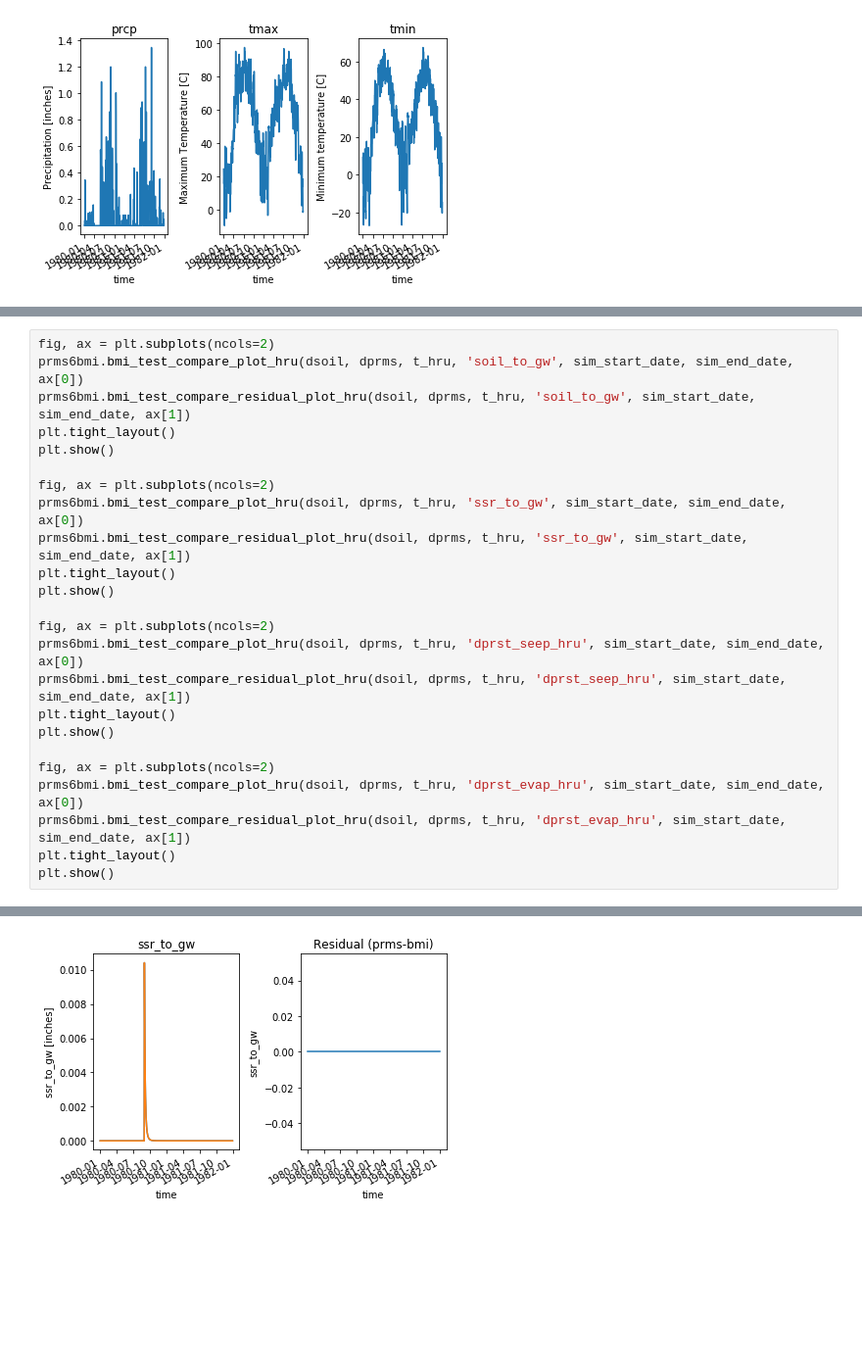
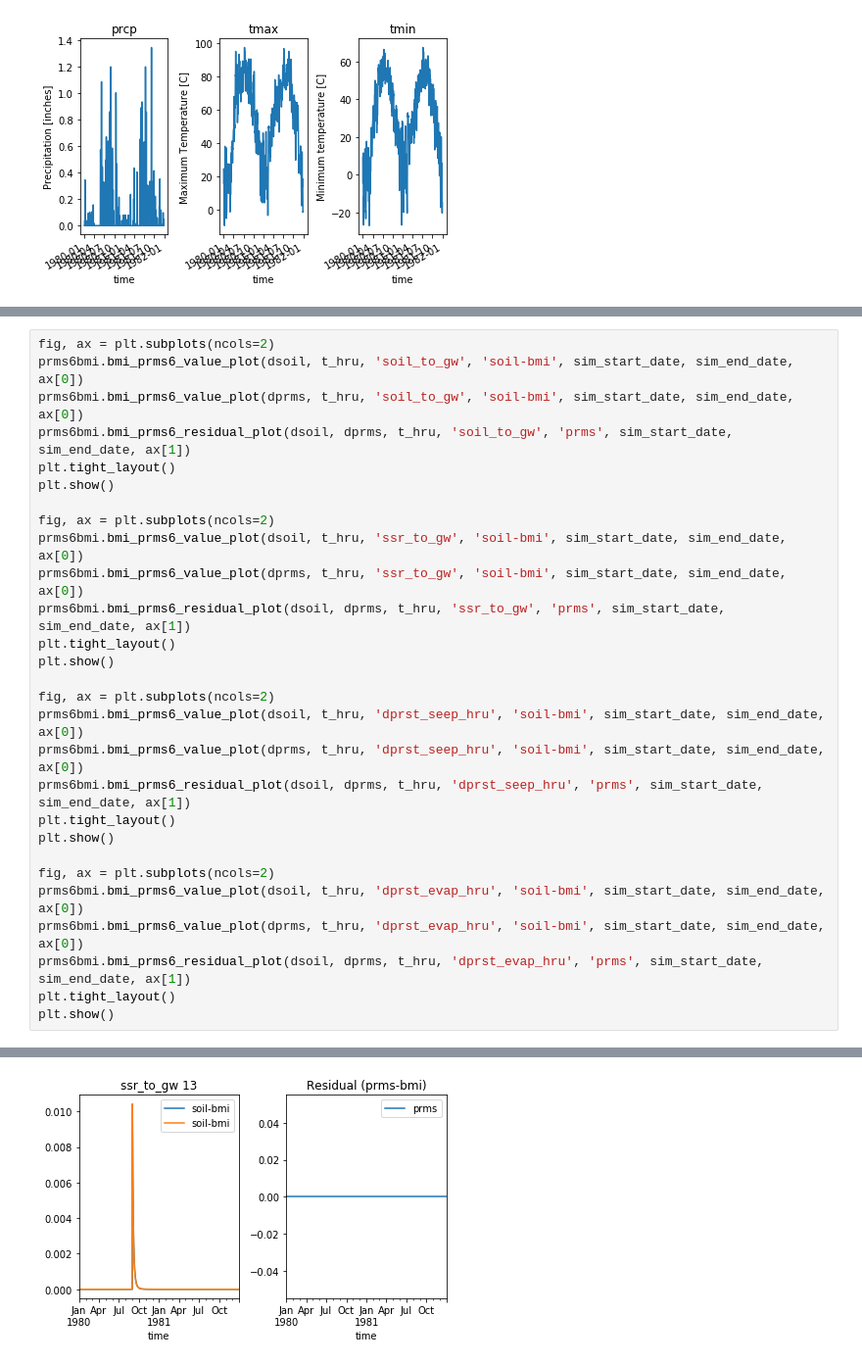
Before and after one commit to nhm-usgs/bmi-test-projects, a Jupyter notebook: notebooks/prms_and_bmi_compare_soil.ipynb, the cells around one changed output, grey strips where cells are left out. Shown: that part at 98% size. Cells and saved outputs as stored; diff of their text form; blank space fills up the shorter version.

```diff
--- a/notebooks/prms_and_bmi_compare_soil.ipynb
+++ b/notebooks/prms_and_bmi_compare_soil.ipynb
@@ -236,25 +258,29 @@ plt.show()
 # %%
 fig, ax = plt.subplots(ncols=2)
-prms6bmi.bmi_test_compare_plot_hru(dsoil, dprms, t_hru, 'soil_to_gw', sim_start_date, sim_end_date, ax[0])
-prms6bmi.bmi_test_compare_residual_plot_hru(dsoil, dprms, t_hru, 'soil_to_gw', sim_start_date, sim_end_date, ax[1])
+prms6bmi.bmi_prms6_value_plot(dsoil, t_hru, 'soil_to_gw', 'soil-bmi', sim_start_date, sim_end_date, ax[0])
+prms6bmi.bmi_prms6_value_plot(dprms, t_hru, 'soil_to_gw', 'soil-bmi', sim_start_date, sim_end_date, ax[0])
+prms6bmi.bmi_prms6_residual_plot(dsoil, dprms, t_hru, 'soil_to_gw', 'prms', sim_start_date, sim_end_date, ax[1])
 plt.tight_layout()
 plt.show()
 
 fig, ax = plt.subplots(ncols=2)
-prms6bmi.bmi_test_compare_plot_hru(dsoil, dprms, t_hru, 'ssr_to_gw', sim_start_date, sim_end_date, ax[0])
-prms6bmi.bmi_test_compare_residual_plot_hru(dsoil, dprms, t_hru, 'ssr_to_gw', sim_start_date, sim_end_date, ax[1])
+prms6bmi.bmi_prms6_value_plot(dsoil, t_hru, 'ssr_to_gw', 'soil-bmi', sim_start_date, sim_end_date, ax[0])
+prms6bmi.bmi_prms6_value_plot(dprms, t_hru, 'ssr_to_gw', 'soil-bmi', sim_start_date, sim_end_date, ax[0])
+prms6bmi.bmi_prms6_residual_plot(dsoil, dprms, t_hru, 'ssr_to_gw', 'prms', sim_start_date, sim_end_date, ax[1])
 plt.tight_layout()
 plt.show()
 
 fig, ax = plt.subplots(ncols=2)
-prms6bmi.bmi_test_compare_plot_hru(dsoil, dprms, t_hru, 'dprst_seep_hru', sim_start_date, sim_end_date, ax[0])
-prms6bmi.bmi_test_compare_residual_plot_hru(dsoil, dprms, t_hru, 'dprst_seep_hru', sim_start_date, sim_end_date, ax[1])
+prms6bmi.bmi_prms6_value_plot(dsoil, t_hru, 'dprst_seep_hru', 'soil-bmi', sim_start_date, sim_end_date, ax[0])
+prms6bmi.bmi_prms6_value_plot(dprms, t_hru, 'dprst_seep_hru', 'soil-bmi', sim_start_date, sim_end_date, ax[0])
+prms6bmi.bmi_prms6_residual_plot(dsoil, dprms, t_hru, 'dprst_seep_hru', 'prms', sim_start_date, sim_end_date, ax[1])
 plt.tight_layout()
 plt.show()
 
 fig, ax = plt.subplots(ncols=2)
-prms6bmi.bmi_test_compare_plot_hru(dsoil, dprms, t_hru, 'dprst_evap_hru', sim_start_date, sim_end_date, ax[0])
-prms6bmi.bmi_test_compare_residual_plot_hru(dsoil, dprms, t_hru, 'dprst_evap_hru', sim_start_date, sim_end_date, ax[1])
+prms6bmi.bmi_prms6_value_plot(dsoil, t_hru, 'dprst_evap_hru', 'soil-bmi', sim_start_date, sim_end_date, ax[0])
+prms6bmi.bmi_prms6_value_plot(dprms, t_hru, 'dprst_evap_hru', 'soil-bmi', sim_start_date, sim_end_date, ax[0])
+prms6bmi.bmi_prms6_residual_plot(dsoil, dprms, t_hru, 'dprst_evap_hru', 'prms', sim_start_date, sim_end_date, ax[1])
 plt.tight_layout()
 plt.show()
 # %% [output]
@@ -262 +288 @@ plt.show()
-[figure, old version]
+[figure, new version]
```
Also changed, not shown: parts of 12 cells of this notebook, 7 other files.
